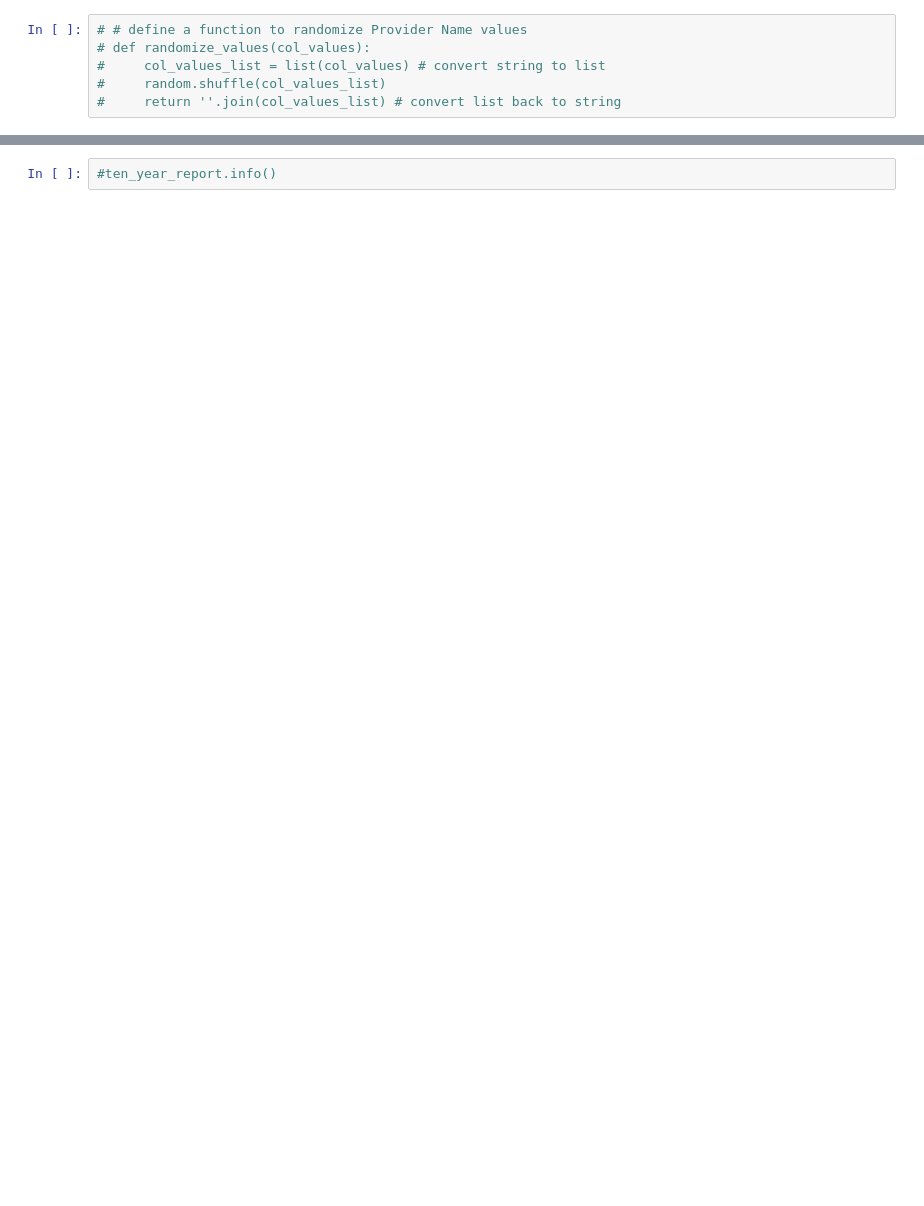
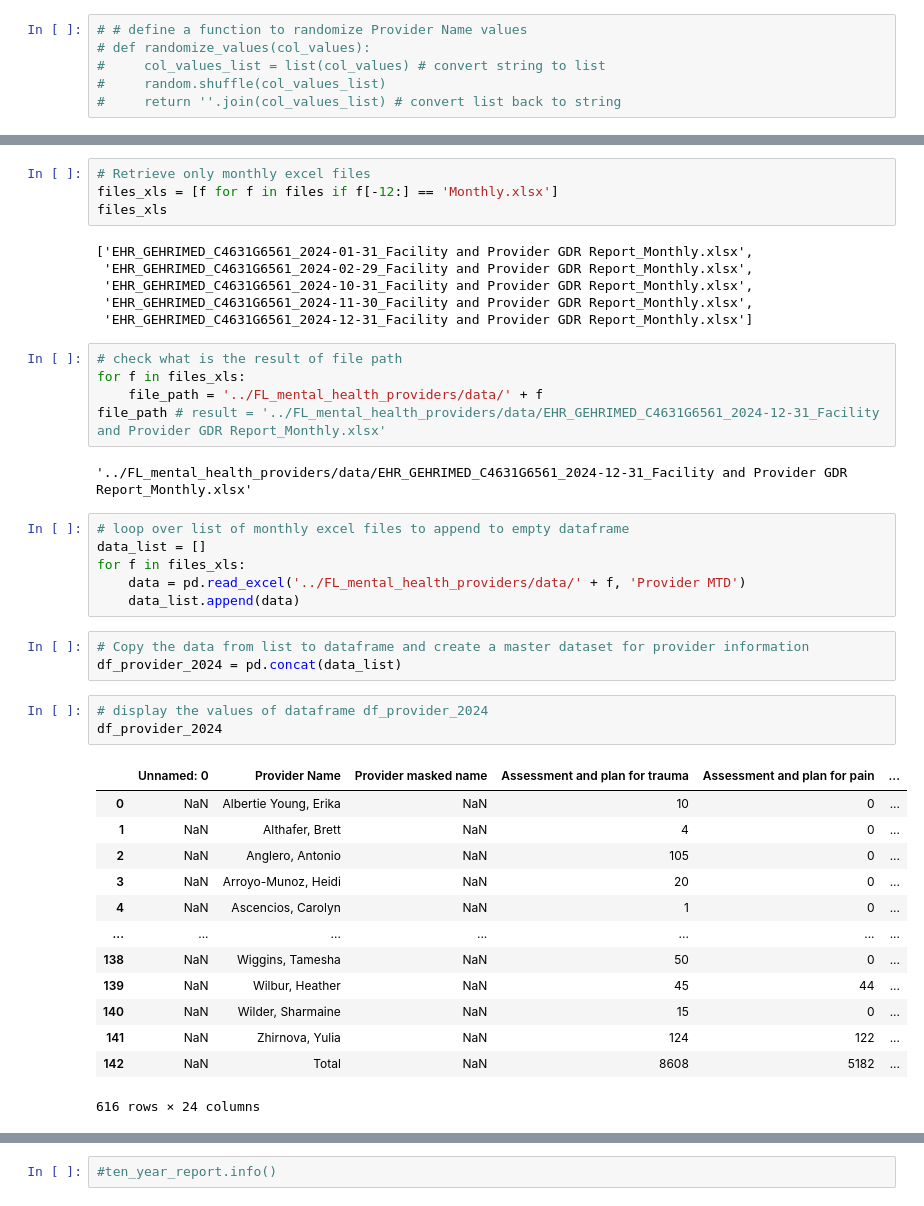
Before and after one commit to RenukaD13/FL_mental_health_providers, a Jupyter notebook: FL_mh_provider.ipynb, the cells around one changed output, grey strips where cells are left out. Saved outputs shown, nothing was run; the diff lists cells and outputs as text; blank space fills up the shorter version.

```diff
--- a/FL_mh_provider.ipynb
+++ b/FL_mh_provider.ipynb
@@ -27,0 +65,43 @@ import os
+# %%
+# Retrieve only monthly excel files
+files_xls = [f for f in files if f[-12:] == 'Monthly.xlsx']
+files_xls
+# %% [output]
+['EHR_GEHRIMED_C4631G6561_2024-01-31_Facility and Provider GDR Report_Monthly.xlsx',
+ 'EHR_GEHRIMED_C4631G6561_2024-02-29_Facility and Provider GDR Report_Monthly.xlsx',
+ 'EHR_GEHRIMED_C4631G6561_2024-10-31_Facility and Provider GDR Report_Monthly.xlsx',
+ 'EHR_GEHRIMED_C4631G6561_2024-11-30_Facility and Provider GDR Report_Monthly.xlsx',
+ 'EHR_GEHRIMED_C4631G6561_2024-12-31_Facility and Provider GDR Report_Monthly.xlsx']
+# %%
+# check what is the result of file path
+for f in files_xls:
+    file_path = '../FL_mental_health_providers/data/' + f
+file_path # result = '../FL_mental_health_providers/data/EHR_GEHRIMED_C4631G6561_2024-12-31_Facility and Provider GDR Report_Monthly.xlsx'
+# %% [output]
+'../FL_mental_health_providers/data/EHR_GEHRIMED_C4631G6561_2024-12-31_Facility and Provider GDR Report_Monthly.xlsx'
+# %%
+# loop over list of monthly excel files to append to empty dataframe
+data_list = []
+for f in files_xls:
+    data = pd.read_excel('../FL_mental_health_providers/data/' + f, 'Provider MTD')
+    data_list.append(data)
+# %%
+# Copy the data from list to dataframe and create a master dataset for provider information
+df_provider_2024 = pd.concat(data_list)
+# %%
+# display the values of dataframe df_provider_2024
+df_provider_2024
+# %% [output]
+|  | Unnamed: 0 | Provider Name | Provider masked name | Assessment and plan for trauma | Assessment and plan for pain | ... |
+| 0 | NaN | Albertie Young, Erika | NaN | 10 | 0 | ... |
+| 1 | NaN | Althafer, Brett | NaN | 4 | 0 | ... |
+| 2 | NaN | Anglero, Antonio | NaN | 105 | 0 | ... |
+| 3 | NaN | Arroyo-Munoz, Heidi | NaN | 20 | 0 | ... |
+| 4 | NaN | Ascencios, Carolyn | NaN | 1 | 0 | ... |
+| ... | ... | ... | ... | ... | ... | ... |
+| 138 | NaN | Wiggins, Tamesha | NaN | 50 | 0 | ... |
+| 139 | NaN | Wilbur, Heather | NaN | 45 | 44 | ... |
+| 140 | NaN | Wilder, Sharmaine | NaN | 15 | 0 | ... |
+| 141 | NaN | Zhirnova, Yulia | NaN | 124 | 122 | ... |
+| 142 | NaN | Total | NaN | 8608 | 5182 | ... |
+616 rows × 24 columns
```
Also changed, not shown: parts of 12 cells of this notebook.
